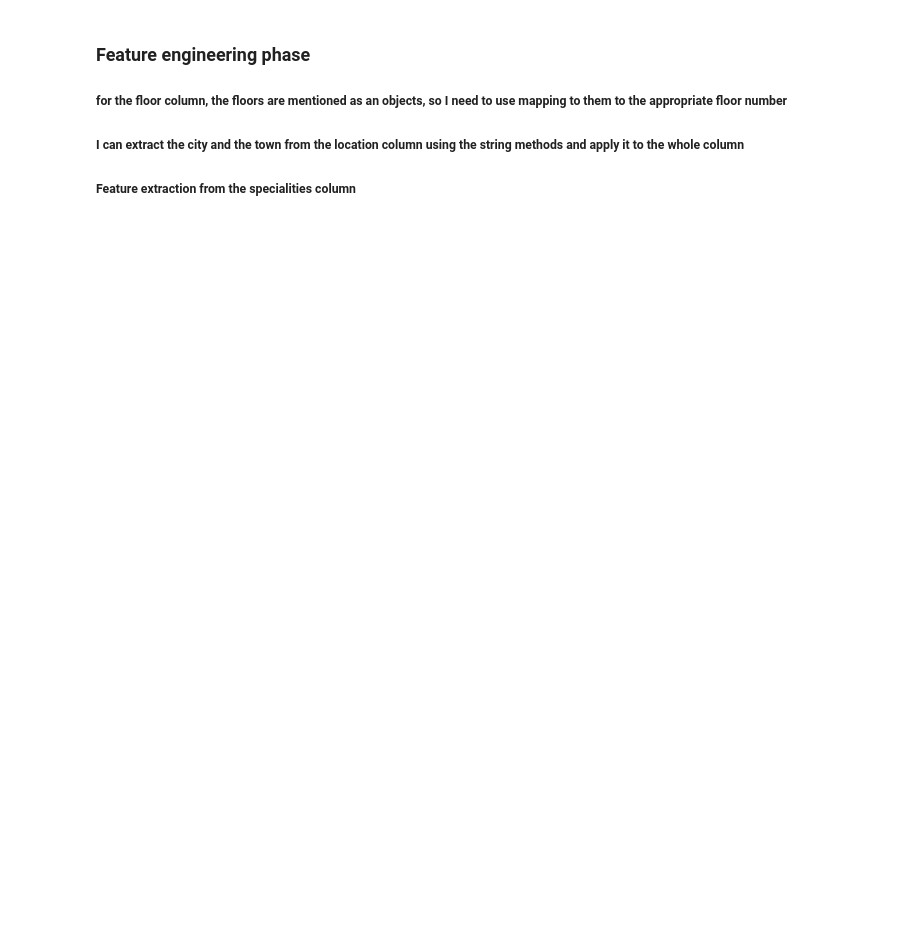
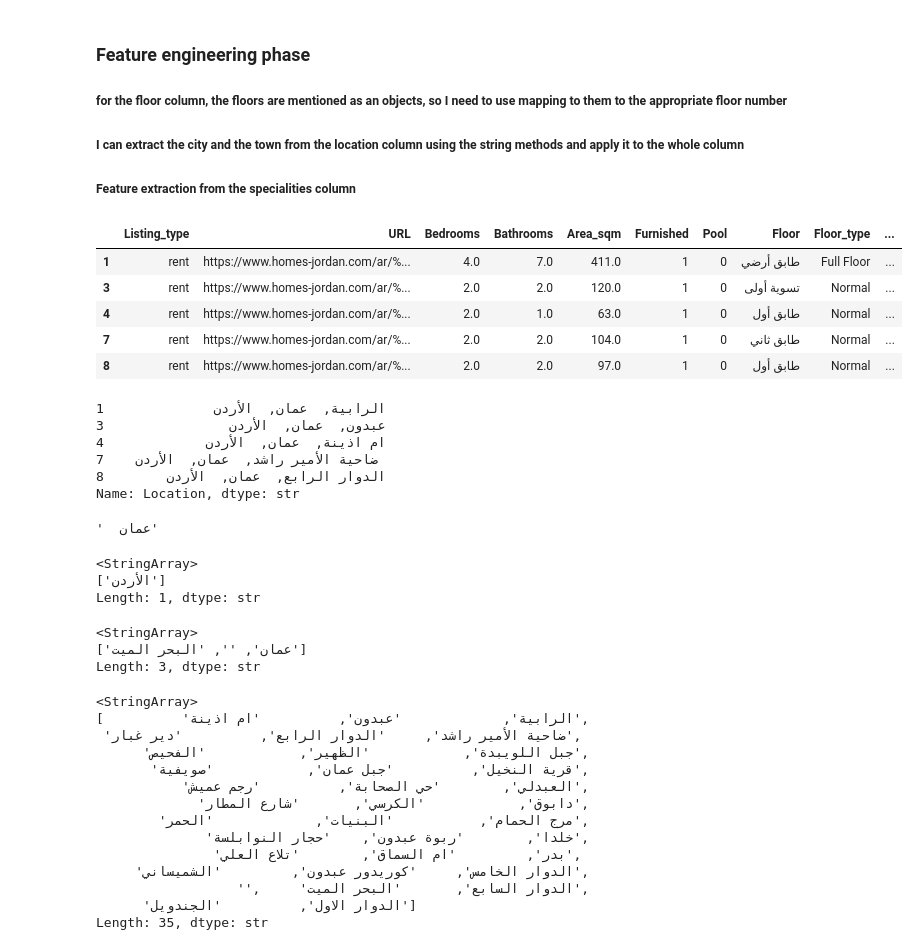
Before and after one commit to Ma7moodAs/Bayti_Real_Estate_project, a Jupyter notebook: Bayti_recommendation_engine/notebooks/notebook.ipynb, the cells around one changed output. Cells and saved outputs as stored; diff of their text form; code cells hidden in the pictures; blank space fills up the shorter version.

```diff
--- a/Bayti_recommendation_engine/notebooks/notebook.ipynb
+++ b/Bayti_recommendation_engine/notebooks/notebook.ipynb
@@ -926,0 +898,12 @@ display(df[(df['Listing_type'] == 'sale') & (df['Sale_price'] < 1000)])
+# %%
+df[['Description','Specialities']] = df[['Description','Specialities']].fillna('')
+df[['Floor_type','Floor']] = df[['Floor_type','Floor']].fillna('Unknown')
+df['Area_sqm'] = df['Area_sqm'].fillna(df['Area_sqm'].median())
+df['final_price'] = np.where(df['Listing_type'] == 'sale',df['Sale_price'],df['Price_annualy'])
+df.dropna(subset=['final_price','Location'],inplace=True,axis=0)
+df.drop(columns=['Price_monthly','Price_annualy','Sale_price'],inplace=True,errors='ignore')
+
+df['Bathrooms'].astype(dtype='Int64')
+df['Bedrooms'].astype(dtype='Int64')
+df['Area_sqm'].astype(dtype='float64')
+df['final_price'].astype(dtype='float64')
@@ -938,3 +947,66 @@ df[df['Price_annualy'] < 1000]
 ##### for the floor column, the floors are mentioned as an objects, so I need to use mapping to them to the appropriate floor number
 ##### I can extract the city and the town from the location column using the string methods and apply it to the whole column
 ##### Feature extraction from the specialities column
+# %%
+display(df.head())
+# Now I need to create a new columns from the location column that contains the city and the area
+
+display(df['Location'].head())
+
+display(df.iloc[5]['Location'].strip(' ').split(',')[1])
+df['Area'] = pd.NA
+df['City'] = pd.NA
+
+# Extracting the area and the city column by iterating over the location column
+'''
+for idx,val in df['Location'].items():
+    if pd.isna(val):
+        continue
+    location_parts = [p.strip() for p in (val).split(',')]
+    df.at[idx,'Area'] = location_parts[0] if len(location_parts) > 0 else pd.NA
+    df.at[idx,'City'] = location_parts[1] if len(location_parts) > 1 else pd.NA
+'''
+# Using vectorization to extract area and city faster
+
+df[['Area','City','Country']] = df['Location'].str.split(',',expand=True)
+df['Area'] = df['Area'].str.strip()
+df['City'] = df['City'].str.strip()
+df['Country'] = df['Country'].str.strip()
+
+display(df['Country'].unique())
+display(df['City'].unique())
+display(df['Area'].unique())
+# %% [output]
+|  | Listing_type | URL | Bedrooms | Bathrooms | Area_sqm | Furnished | Pool | Floor | Floor_type | ... |
+| 1 | rent | https://www.homes-jordan.com/ar/%... | 4.0 | 7.0 | 411.0 | 1 | 0 | طابق أرضي | Full Floor | ... |
+| 3 | rent | https://www.homes-jordan.com/ar/%... | 2.0 | 2.0 | 120.0 | 1 | 0 | تسوية أولى | Normal | ... |
+| 4 | rent | https://www.homes-jordan.com/ar/%... | 2.0 | 1.0 | 63.0 | 1 | 0 | طابق أول | Normal | ... |
+| 7 | rent | https://www.homes-jordan.com/ar/%... | 2.0 | 2.0 | 104.0 | 1 | 0 | طابق ثاني | Normal | ... |
+| 8 | rent | https://www.homes-jordan.com/ar/%... | 2.0 | 2.0 | 97.0 | 1 | 0 | طابق أول | Normal | ... |
+1              الرابية,  عمان,  الأردن
+3                عبدون,  عمان,  الأردن
+4             ام اذينة,  عمان,  الأردن
+7    ضاحية الأمير راشد,  عمان,  الأردن
+8        الدوار الرابع,  عمان,  الأردن
+Name: Location, dtype: str
+'  عمان'
+<StringArray>
+['الأردن']
+Length: 1, dtype: str
+<StringArray>
+['عمان', '', 'البحر الميت']
+Length: 3, dtype: str
+<StringArray>
+[          'الرابية',             'عبدون',          'ام اذينة',
+ 'ضاحية الأمير راشد',     'الدوار الرابع',          'دير غبار',
+      'جبل اللويبدة',            'الظهير',            'الفحيص',
+       'قرية النخيل',          'جبل عمان',            'صويفية',
+           'العبدلي',        'حي الصحابة',          'رجم عميش',
+             'دابوق',            'الكرسي',       'شارع المطار',
+        'مرج الحمام',           'البنيات',             'الحمر',
+              'خلدا',        'ربوة عبدون',    'حجار النوابلسة',
+               'بدر',         'ام السماق',        'تلاع العلي',
+     'الدوار الخامس',     'كوريدور عبدون',         'الشميساني',
+                  '',     'الدوار السابع',       'البحر الميت',
+      'الدوار الاول',          'الجندويل']
+Length: 35, dtype: str
```
Also changed, not shown: parts of 27 cells of this notebook, 1 other file.
